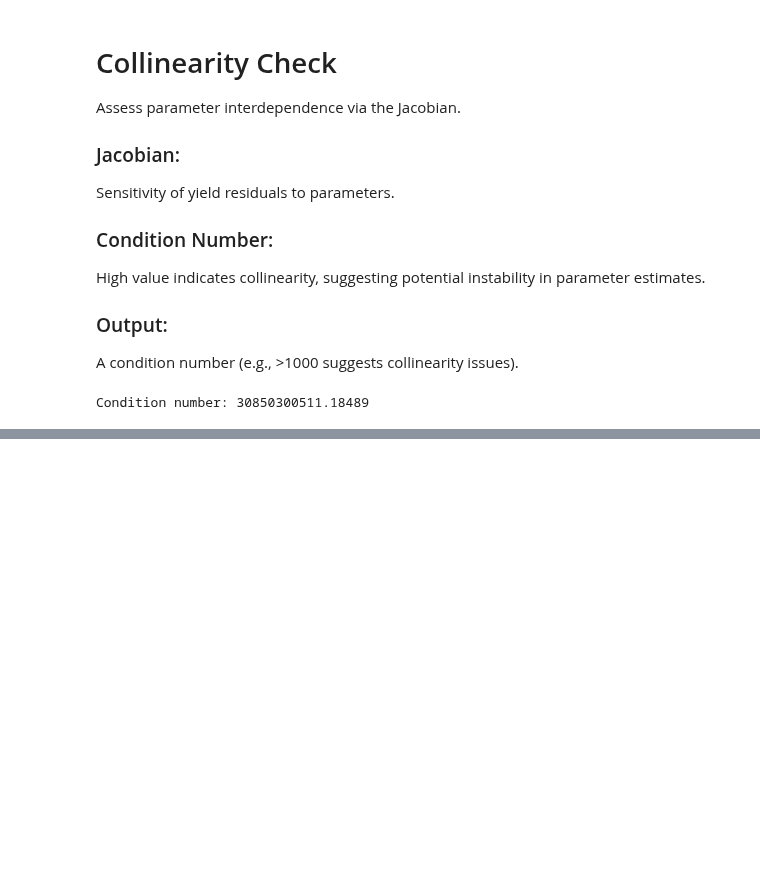
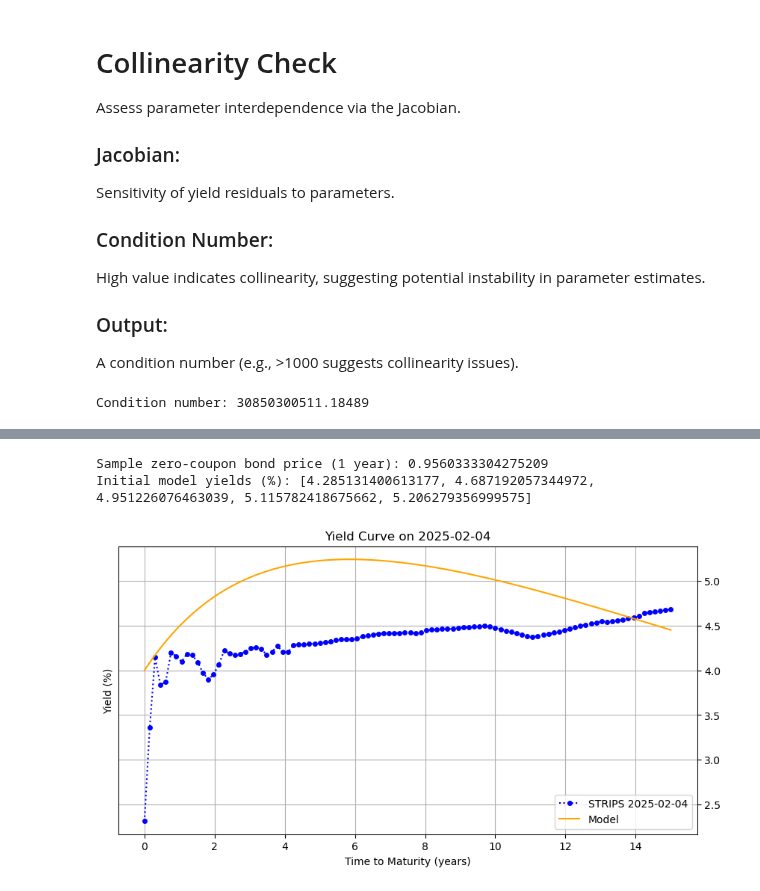
Before and after one commit to divija-rao/FixedIncome, a Jupyter notebook: Vasicek Model.ipynb, the cells around one changed output, grey strips where cells are left out. Drawn from its saved outputs; the diff is of its cells as text; code cells hidden in the pictures; blank space fills up the shorter version.

Commit message:
1F and 2F Vasicek Model

```diff
--- a/Vasicek Model.ipynb
+++ b/Vasicek Model.ipynb
@@ -172,7 +172,7 @@ This ensures consistency between `sigma` and `var` throughout the model.
 
 `yield_curve` computes the yield for a given maturity $\tau$, converting to percentage.
 # %%
-class Model:
+class One_Factor_Model:
     def __init__(self, r0, mu, vol, kappa):
         self.r0 = r0  # Initial short rate
         self.mu = mu  # Long-term mean
@@ -228,7 +228,7 @@ r0 = 0.04  # 4%
 mu = 0.02  # 2%
 vol = 0.1
 kappa = 0.2
-m = Model(r0, mu, vol, kappa)
+m = One_Factor_Model(r0, mu, vol, kappa)
 
 # Compute model yields
 model_yields = [m.yield_curve(t) for t in times]
@@ -363,0 +560,37 @@ Condition number: 30850300511.18489
+# %%
+# Test Model
+x1_0, x2_0 = 0.02, 0.02  # Initial factors summing to ~4%
+mu1, mu2 = 0.01, 0.01
+vol1, vol2 = 0.05, 0.05
+kappa1, kappa2 = 0.3, 0.1  # Different mean reversion speeds
+m = Two_Factor_Model(x1_0, x2_0, mu1, mu2, vol1, vol2, kappa1, kappa2)
+model_yields = [m.yield_curve(t) for t in times]
+
+print("Sample zero-coupon bond price (1 year):", m.zero(0, 1, x1_0, x2_0))
+print("Initial model yields (%):", model_yields[:5])  # First 5 for brevity
+# %% [output]
+Sample zero-coupon bond price (1 year): 0.9560333304275209
+Initial model yields (%): [4.285131400613177, 4.687192057344972, 4.951226076463039, 5.115782418675662, 5.206279356999575]
+# %%
+# Plot Initial Fit
+def plot_yields(dt, obs_times, obs_yields, model, min_time=1e-4, max_time=15, num_points=100):
+    time_grid = np.linspace(min_time, max_time, num_points)
+    interp_func = interp1d(obs_times, obs_yields, kind='linear', bounds_error=False, fill_value='extrapolate')
+    strips_interp_yields = interp_func(time_grid)
+    model_yields = [model.yield_curve(t) for t in time_grid]
+
+    f = plt.figure(figsize=(10, 5))
+    ax = f.add_subplot(111)
+    ax.yaxis.tick_right()
+    plt.plot(time_grid, strips_interp_yields, label=f'STRIPS {dt}', linestyle='dotted', marker='o', color='blue', markersize=4)
+    plt.plot(time_grid, model_yields, label='Model', linestyle='solid', color='orange')
+    plt.xlabel('Time to Maturity (years)')
+    plt.ylabel('Yield (%)')
+    plt.legend(loc='lower right')
+    plt.title(f'Yield Curve on {dt}')
+    plt.grid(True)
+    plt.show()
+
+plot_yields(dt, times, yields, m)
+# %% [output]
+[figure, added]
```
Also changed, not shown: parts of 10 cells of this notebook.
